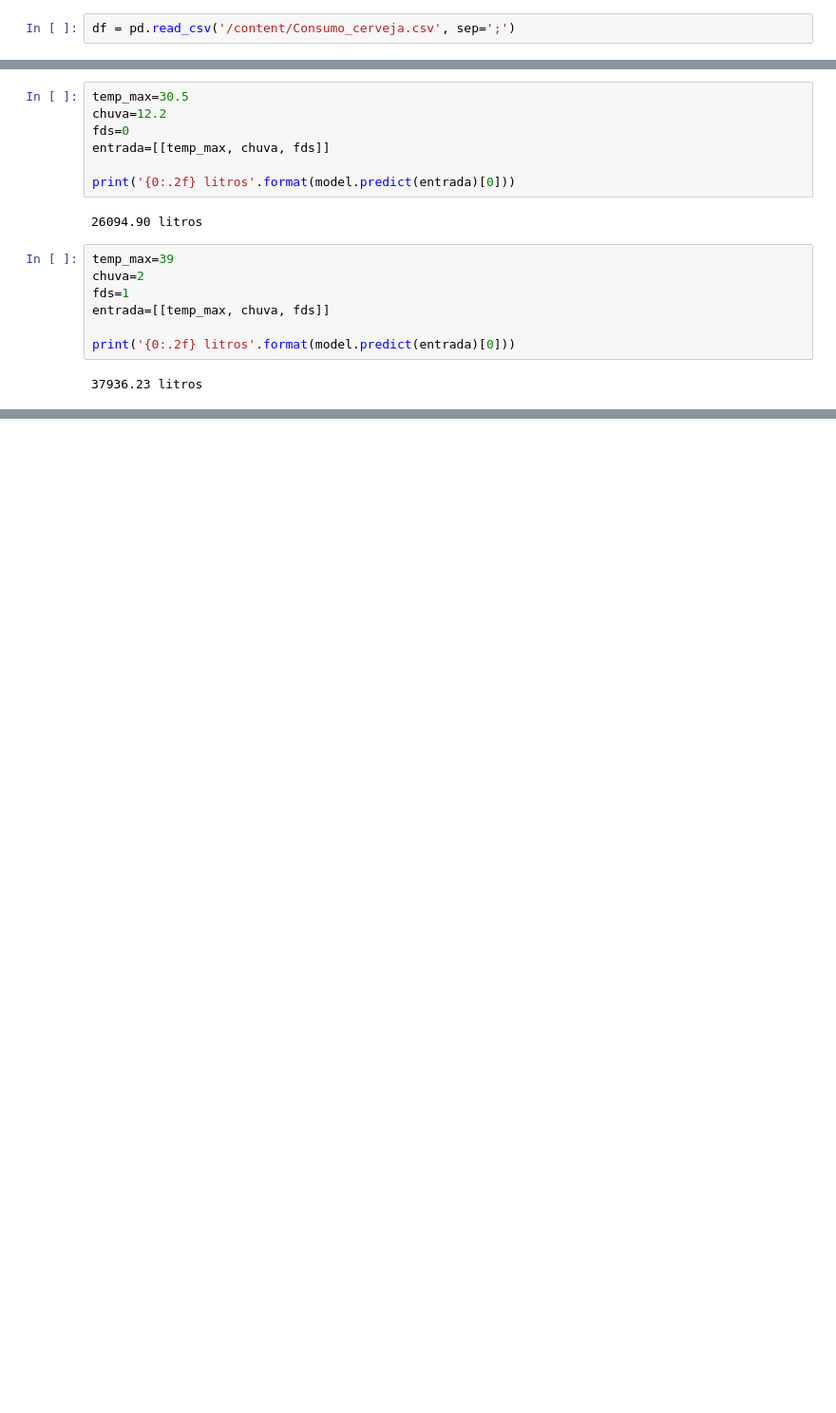
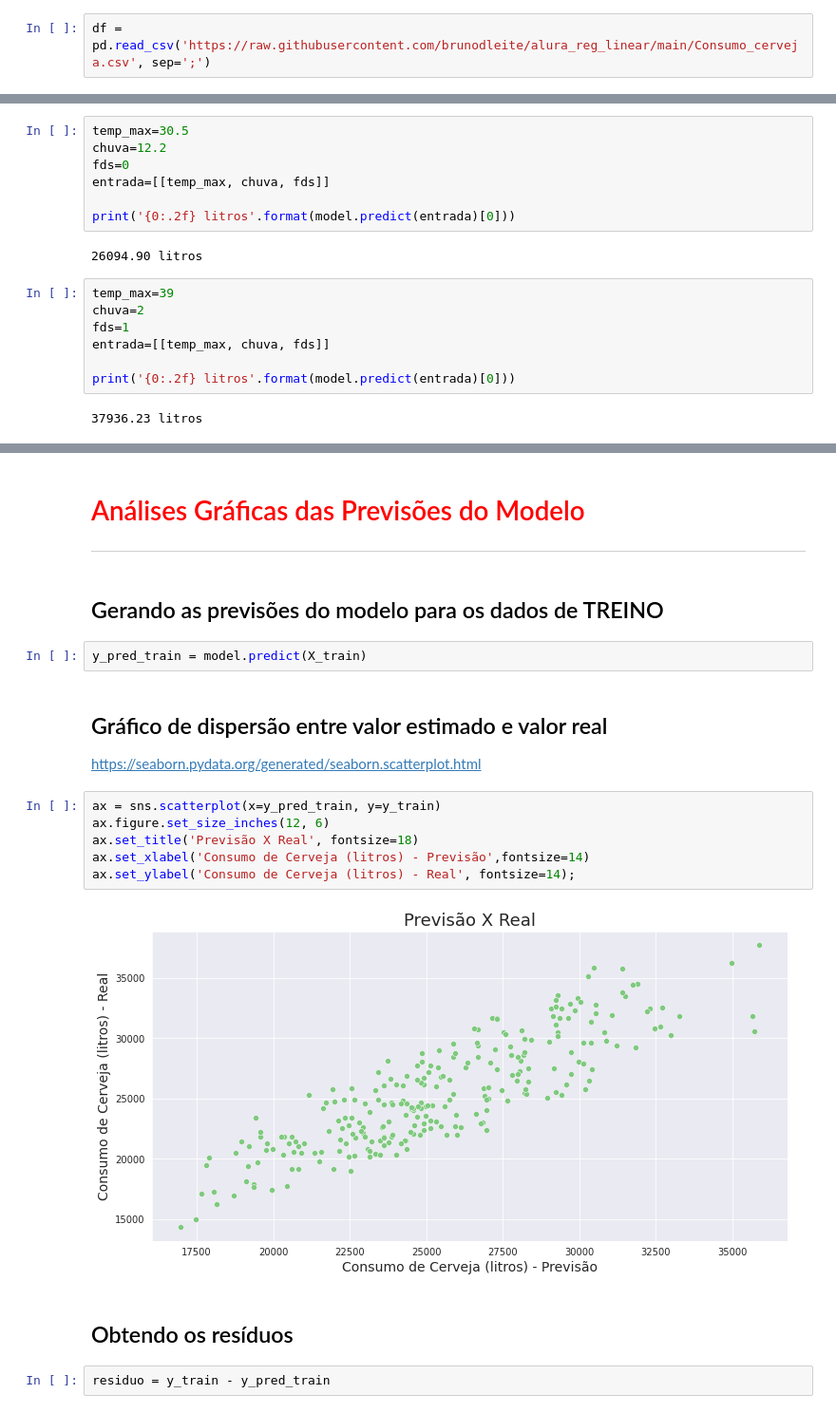
Before and after one commit to brunodleite/alura_reg_linear_I, a Jupyter notebook: ds_treino_teste.ipynb, the cells around one changed output, grey strips where cells are left out. Shown at 95% size. Saved outputs shown, nothing was run; the diff lists cells and outputs as text; blank space fills up the shorter version.

```diff
--- a/ds_treino_teste.ipynb
+++ b/ds_treino_teste.ipynb
@@ -45,7 +45,7 @@ warnings.filterwarnings('ignore') # ou warnings.filterwarnings(action='once')
 # %% [markdown]
 ## Leitura dos dados
 # %%
-df = pd.read_csv('/content/Consumo_cerveja.csv', sep=';')
+df = pd.read_csv('https://raw.githubusercontent.com/brunodleite/alura_reg_linear/main/Consumo_cerveja.csv', sep=';')
 # %% [markdown]
 ## Visualizar os dados
 Verificando as 5 primeiras entradas do nosso dataset.
@@ -434,0 +517,23 @@ print('{0:.2f} litros'.format(model.predict(entrada)[0]))
+# %% [markdown]
+# <font color='red' style='font-size: 30px;'>Análises Gráficas das Previsões do Modelo</font>
+<hr style='border: 2px solid red;'>
+# %% [markdown]
+## Gerando as previsões do modelo para os dados de TREINO
+# %%
+y_pred_train = model.predict(X_train)
+# %% [markdown]
+## Gráfico de dispersão entre valor estimado e valor real
+
+https://seaborn.pydata.org/generated/seaborn.scatterplot.html
+# %%
+ax = sns.scatterplot(x=y_pred_train, y=y_train)
+ax.figure.set_size_inches(12, 6)
+ax.set_title('Previsão X Real', fontsize=18)
+ax.set_xlabel('Consumo de Cerveja (litros) - Previsão',fontsize=14)
+ax.set_ylabel('Consumo de Cerveja (litros) - Real', fontsize=14);
+# %% [output]
+[figure, added]
+# %% [markdown]
+## Obtendo os resíduos
+# %%
+residuo = y_train - y_pred_train
```
Also changed, not shown: parts of 31 cells of this notebook.
